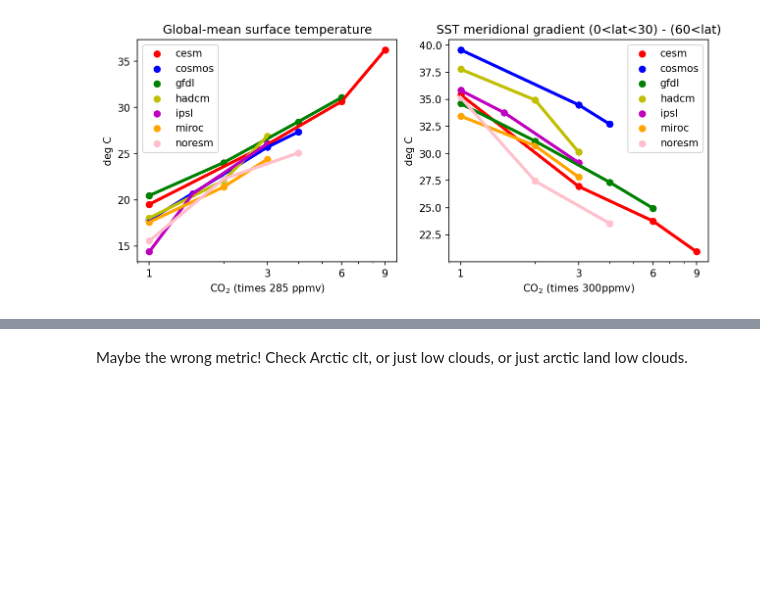
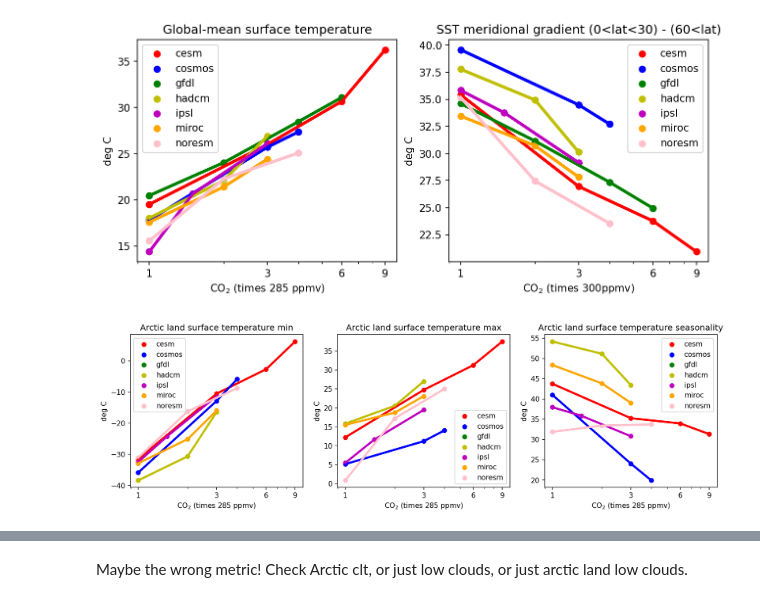
Before and after one commit to matthewjhenry/eocene, a Jupyter notebook: eocene_deepmip.ipynb, the cells around one changed output, grey strips where cells are left out. Saved outputs shown, nothing was run; the diff lists cells and outputs as text; code cells hidden in the pictures; blank space fills up the shorter version.

```diff
--- a/eocene_deepmip.ipynb
+++ b/eocene_deepmip.ipynb
@@ -178,4 +223,72 @@ plt.legend()
 plt.show()
 # %% [output]
 [figure]
+# %%
+plt.figure(figsize=(15, 4),dpi=150)
+plt.subplot(131)
+plt.plot(cesm_co2,cesm_ats_min,c='r',lw=3)
+plt.scatter(cesm_co2,cesm_ats_min,c='r',label='cesm')
+plt.plot(cosmos_co2,cosmos_ats_min,c='b',lw=3)
+plt.scatter(cosmos_co2,cosmos_ats_min,c='b',label='cosmos')
+plt.plot(gfdl_co2,gfdl_ats_min,c='g',lw=3)
+plt.scatter(gfdl_co2,gfdl_ats_min,c='g',label='gfdl')
+plt.plot(hadcm_co2,hadcm_ats_min,c='y',lw=3)
+plt.scatter(hadcm_co2,hadcm_ats_min,c='y',label='hadcm')
+plt.plot(ipsl_co2,ipsl_ats_min,c='m',lw=3)
+plt.scatter(ipsl_co2,ipsl_ats_min,c='m',label='ipsl')
+plt.plot(miroc_co2,miroc_ats_min,c='orange',lw=3)
+plt.scatter(miroc_co2,miroc_ats_min,c='orange',label='miroc')
+plt.plot(noresm_co2,noresm_ats_min,c='pink',lw=3)
+plt.scatter(noresm_co2,noresm_ats_min,c='pink',label='noresm')
+plt.xscale('log')
+plt.xticks(cesm_co2,['1','3','6','9'])
+plt.ylabel('deg C')
+plt.xlabel('CO$_2$ (times 285 ppmv)')
+plt.title('Arctic land surface temperature min')
+plt.legend()
+plt.subplot(132)
+plt.plot(cesm_co2,cesm_ats_max,c='r',lw=3)
+plt.scatter(cesm_co2,cesm_ats_max,c='r',label='cesm')
+plt.plot(cosmos_co2,cosmos_ats_max,c='b',lw=3)
+plt.scatter(cosmos_co2,cosmos_ats_max,c='b',label='cosmos')
+plt.plot(gfdl_co2,gfdl_ats_max,c='g',lw=3)
+plt.scatter(gfdl_co2,gfdl_ats_max,c='g',label='gfdl')
+plt.plot(hadcm_co2,hadcm_ats_max,c='y',lw=3)
+plt.scatter(hadcm_co2,hadcm_ats_max,c='y',label='hadcm')
+plt.plot(ipsl_co2,ipsl_ats_max,c='m',lw=3)
+plt.scatter(ipsl_co2,ipsl_ats_max,c='m',label='ipsl')
+plt.plot(miroc_co2,miroc_ats_max,c='orange',lw=3)
+plt.scatter(miroc_co2,miroc_ats_max,c='orange',label='miroc')
+plt.plot(noresm_co2,noresm_ats_max,c='pink',lw=3)
+plt.scatter(noresm_co2,noresm_ats_max,c='pink',label='noresm')
+plt.xscale('log')
+plt.xticks(cesm_co2,['1','3','6','9'])
+plt.ylabel('deg C')
+plt.xlabel('CO$_2$ (times 285 ppmv)')
+plt.title('Arctic land surface temperature max')
+plt.legend()
+plt.subplot(133)
+plt.plot(cesm_co2,np.asarray(cesm_ats_max)-np.asarray(cesm_ats_min),c='r',lw=3)
+plt.scatter(cesm_co2,np.asarray(cesm_ats_max)-np.asarray(cesm_ats_min),c='r',label='cesm')
+plt.plot(cosmos_co2,np.asarray(cosmos_ats_max)-np.asarray(cosmos_ats_min),c='b',lw=3)
+plt.scatter(cosmos_co2,np.asarray(cosmos_ats_max)-np.asarray(cosmos_ats_min),c='b',label='cosmos')
+plt.plot(gfdl_co2,np.asarray(gfdl_ats_max)-np.asarray(gfdl_ats_min),c='g',lw=3)
+plt.scatter(gfdl_co2,np.asarray(gfdl_ats_max)-np.asarray(gfdl_ats_min),c='g',label='gfdl')
+plt.plot(hadcm_co2,np.asarray(hadcm_ats_max)-np.asarray(hadcm_ats_min),c='y',lw=3)
+plt.scatter(hadcm_co2,np.asarray(hadcm_ats_max)-np.asarray(hadcm_ats_min),c='y',label='hadcm')
+plt.plot(ipsl_co2,np.asarray(ipsl_ats_max)-np.asarray(ipsl_ats_min),c='m',lw=3)
+plt.scatter(ipsl_co2,np.asarray(ipsl_ats_max)-np.asarray(ipsl_ats_min),c='m',label='ipsl')
+plt.plot(miroc_co2,np.asarray(miroc_ats_max)-np.asarray(miroc_ats_min),c='orange',lw=3)
+plt.scatter(miroc_co2,np.asarray(miroc_ats_max)-np.asarray(miroc_ats_min),c='orange',label='miroc')
+plt.plot(noresm_co2,np.asarray(noresm_ats_max)-np.asarray(noresm_ats_min),c='pink',lw=3)
+plt.scatter(noresm_co2,np.asarray(noresm_ats_max)-np.asarray(noresm_ats_min),c='pink',label='noresm')
+plt.xscale('log')
+plt.xticks(cesm_co2,['1','3','6','9'])
+plt.ylabel('deg C')
+plt.xlabel('CO$_2$ (times 285 ppmv)')
+plt.title('Arctic land surface temperature seasonality')
+plt.legend()
+plt.show()
+# %% [output]
+[figure, added]
 # %%
```
Also changed, not shown: parts of 10 cells of this notebook.
